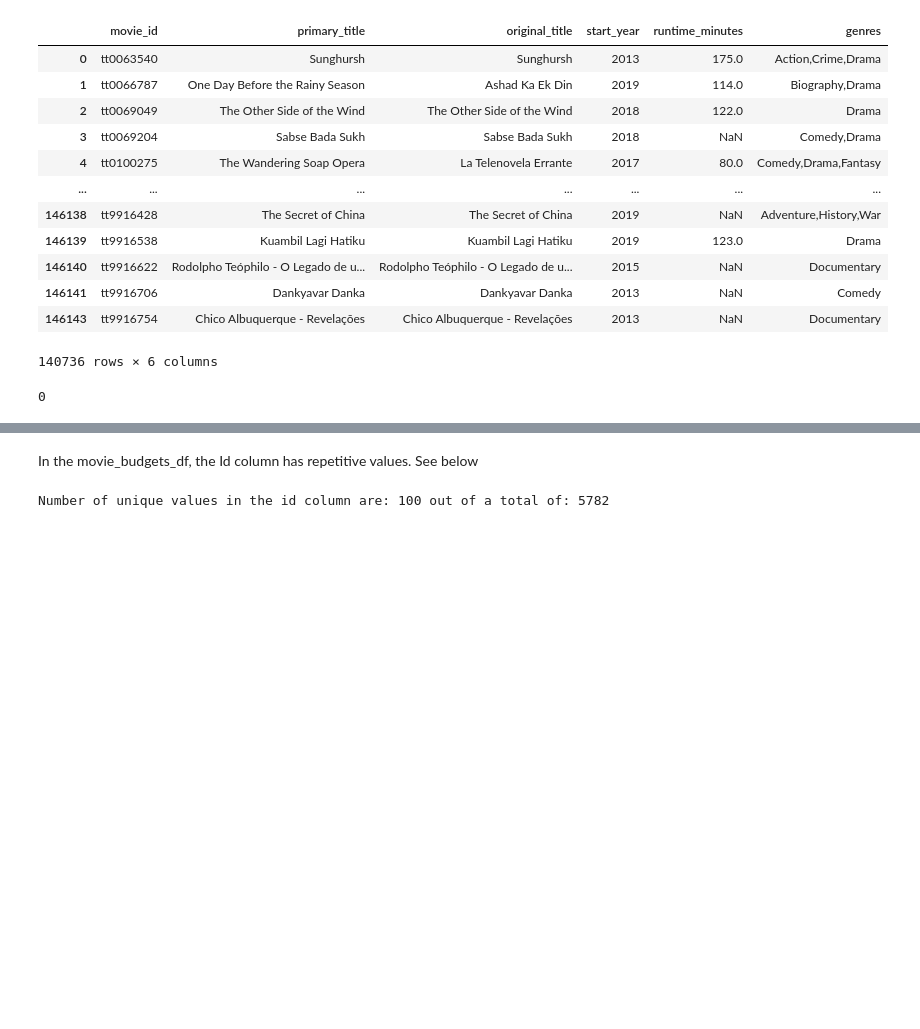
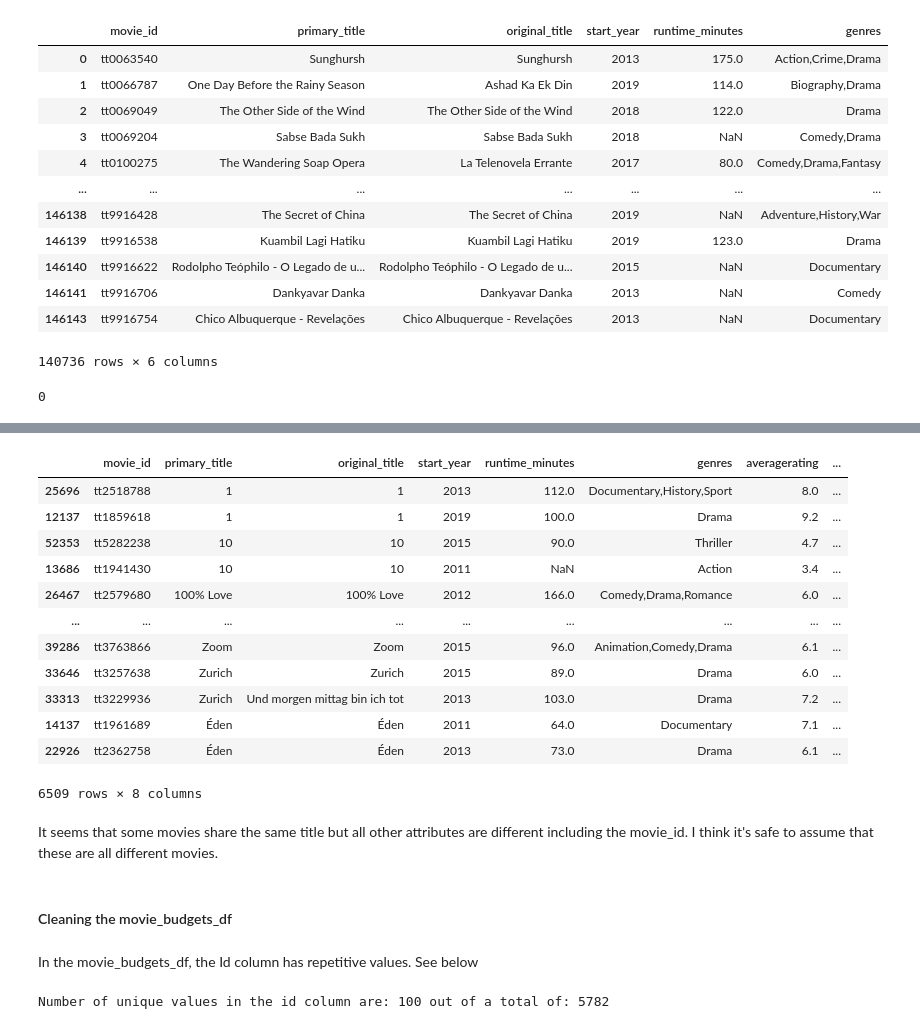
Before and after one commit to NguyoJer/dsc-phase-1-project-v2-4, a Jupyter notebook: student.ipynb, the cells around one changed output, grey strips where cells are left out. Drawn from its saved outputs; the diff is of its cells as text; code cells hidden in the pictures; blank space fills up the shorter version.

Commit message:
Data Cleaning

```diff
--- a/student.ipynb
+++ b/student.ipynb
@@ -278,0 +287,3 @@ movie_basics_df['genres'].isnull().sum()
+# %%
+movie_ratings_df.set_index('movie_id',inplace=True)
+movie_ratings_df
@@ -278,0 +305,3 @@ movie_basics_df['genres'].isnull().sum()
+# %%
+movie_basics_df.set_index('movie_id',inplace=True)
+movie_basics_df
@@ -278,0 +323,4 @@ movie_basics_df['genres'].isnull().sum()
+# %%
+#join the two datasets and  assign thme to a new variable
+movie_basics_ratings_df = movie_basics_df.join(movie_ratings_df, how='inner')
+movie_basics_ratings_df
@@ -278,0 +342,4 @@ movie_basics_df['genres'].isnull().sum()
+# %%
+#reset the index of the dataframe and inspect the data
+movie_basics_ratings_df.reset_index(inplace=True)
+movie_basics_ratings_df.nunique()
@@ -279,3 +356,25 @@ movie_basics_df['genres'].isnull().sum()
+# %%
+# we seem to have duplicated values for the primary title and original title. Let's inspect further
+filt = movie_basics_ratings_df.duplicated(subset=['primary_title'], keep= False)
+movie_basics_ratings_df.loc[filt].sort_values(by=['primary_title'])
+# %% [output]
+|  | movie_id | primary_title | original_title | start_year | runtime_minutes | genres | averagerating | ... |
+| 25696 | tt2518788 | 1 | 1 | 2013 | 112.0 | Documentary,History,Sport | 8.0 | ... |
+| 12137 | tt1859618 | 1 | 1 | 2019 | 100.0 | Drama | 9.2 | ... |
+| 52353 | tt5282238 | 10 | 10 | 2015 | 90.0 | Thriller | 4.7 | ... |
+| 13686 | tt1941430 | 10 | 10 | 2011 | NaN | Action | 3.4 | ... |
+| 26467 | tt2579680 | 100% Love | 100% Love | 2012 | 166.0 | Comedy,Drama,Romance | 6.0 | ... |
+| ... | ... | ... | ... | ... | ... | ... | ... | ... |
+| 39286 | tt3763866 | Zoom | Zoom | 2015 | 96.0 | Animation,Comedy,Drama | 6.1 | ... |
+| 33646 | tt3257638 | Zurich | Zurich | 2015 | 89.0 | Drama | 6.0 | ... |
+| 33313 | tt3229936 | Zurich | Und morgen mittag bin ich tot | 2013 | 103.0 | Drama | 7.2 | ... |
+| 14137 | tt1961689 | Éden | Éden | 2011 | 64.0 | Documentary | 7.1 | ... |
+| 22926 | tt2362758 | Éden | Éden | 2013 | 73.0 | Drama | 6.1 | ... |
+6509 rows × 8 columns
+# %% [markdown]
+It seems that some movies share the same title but all other attributes are different including the movie_id. I think it's safe to assume that these are all different movies.
+# %% [markdown]
+#### Cleaning the movie_budgets_df
 # %% [markdown]
 In the movie_budgets_df, the Id column has repetitive values. See below
 # %%
```
Also changed, not shown: parts of 26 cells of this notebook.
